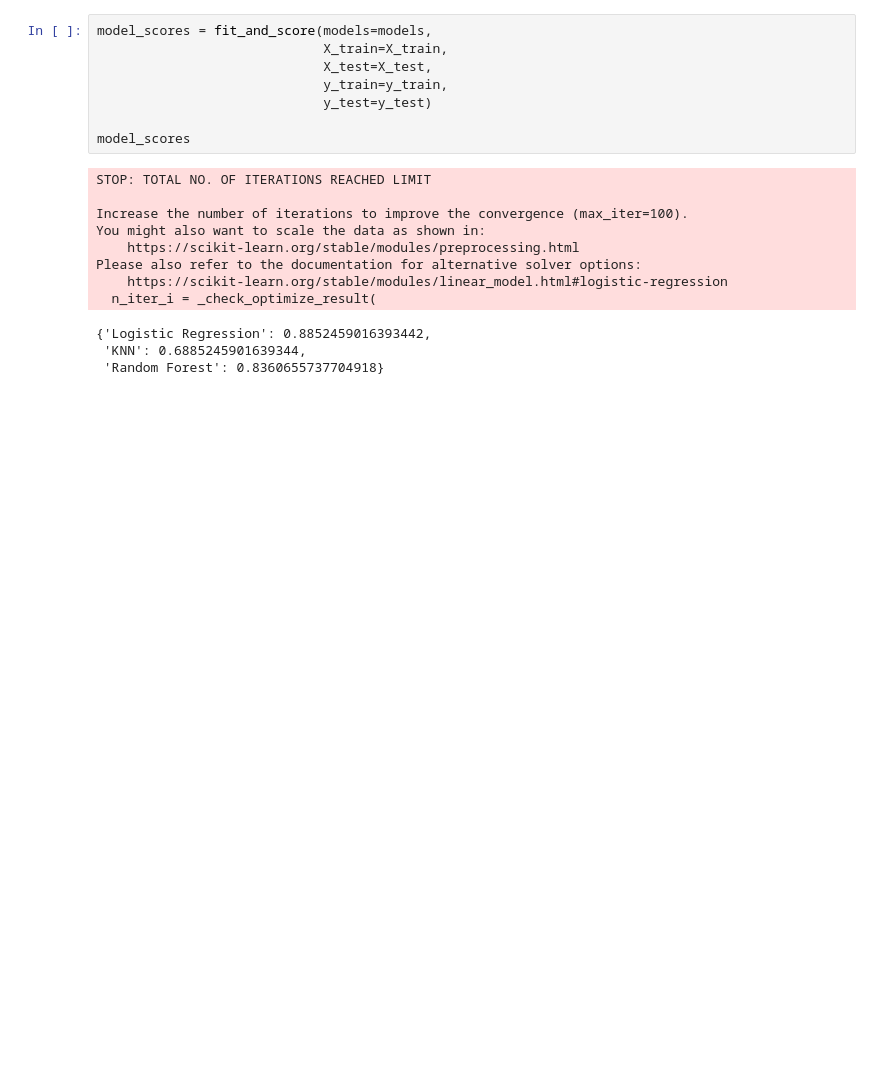
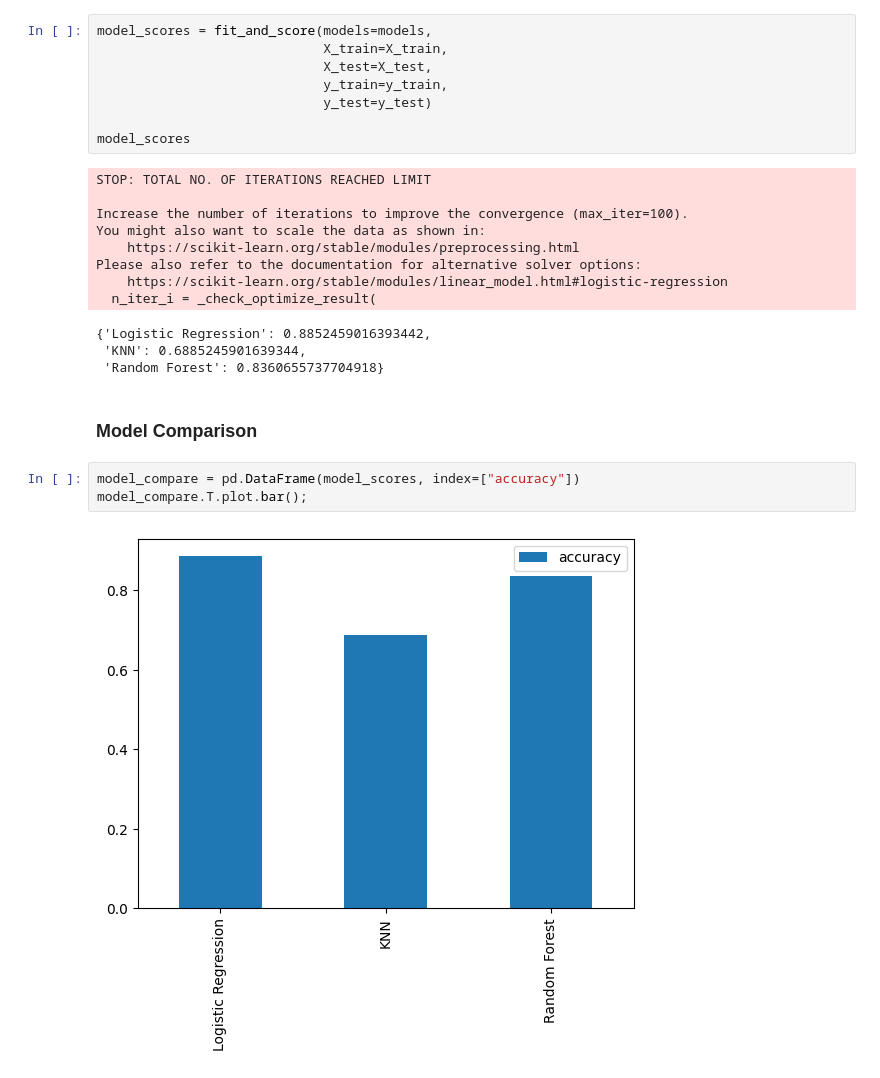
Before and after one commit to luitzdaryl/Heart-Disease-Project, a Jupyter notebook: heart-disease.ipynb, the cells around one changed output. Drawn from its saved outputs; the diff is of its cells as text; blank space fills up the shorter version.

```diff
--- a/heart-disease.ipynb
+++ b/heart-disease.ipynb
@@ -457,3 +457,10 @@ Please also refer to the documentation for alternative solver options:
 {'Logistic Regression': 0.8852459016393442,
  'KNN': 0.6885245901639344,
  'Random Forest': 0.8360655737704918}
+# %% [markdown]
+### Model Comparison
+# %%
+model_compare = pd.DataFrame(model_scores, index=["accuracy"])
+model_compare.T.plot.bar();
+# %% [output]
+[figure, added]
```
